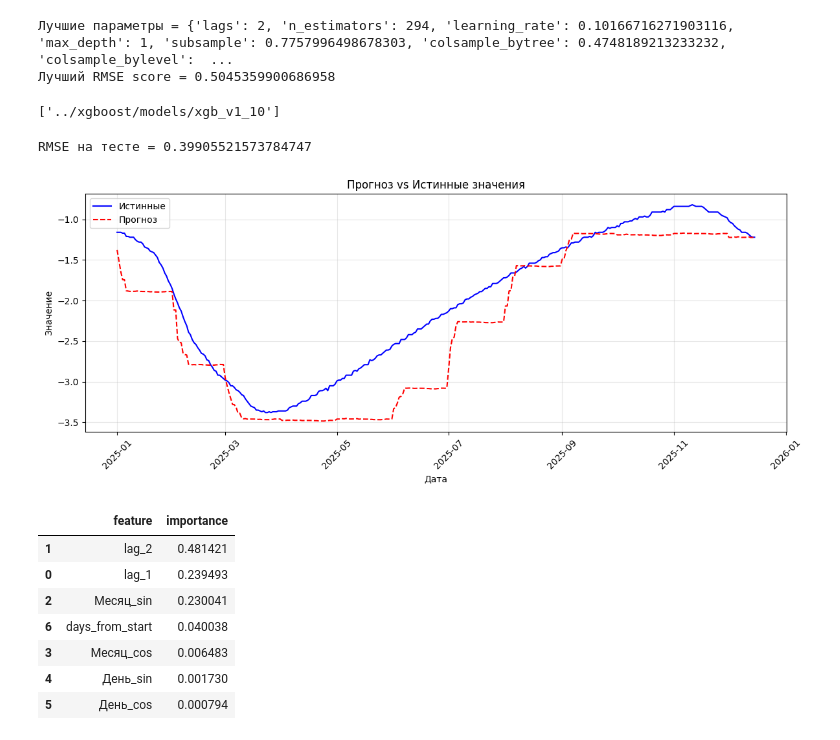
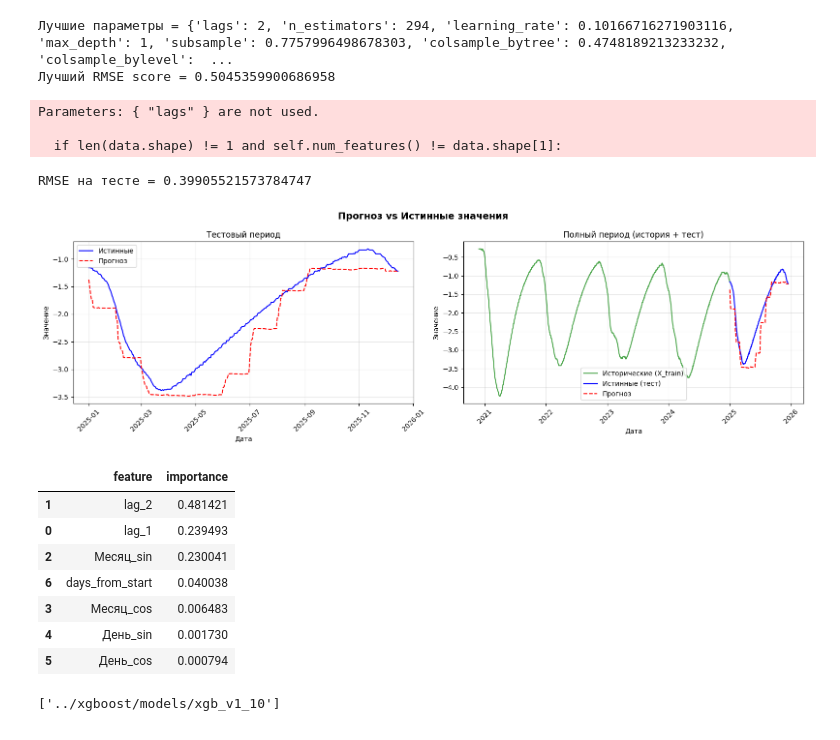
Before and after one commit to mefodyvaulin/ml-salekhard, a Jupyter notebook: xgboost/v1.ipynb, the cells around one changed output. Saved outputs shown, nothing was run; the diff lists cells and outputs as text; code cells hidden in the pictures.

```diff
--- a/xgboost/v1.ipynb
+++ b/xgboost/v1.ipynb
@@ -142,6 +202,25 @@ print(f'Лучший RMSE score = {study.best_value}')
 [I 2026-05-10 18:53:32,535] Trial 9 finished with value: 1.0282396747254314 and parameters: {'lags': 5, 'n_estimators': 599, 'learning_rate': 0.0016124189557596106, 'max_depth': 8, 'subsample': 0.8007 ...
 Лучшие параметры = {'lags': 2, 'n_estimators': 294, 'learning_rate': 0.10166716271903116, 'max_depth': 1, 'subsample': 0.7757996498678303, 'colsample_bytree': 0.4748189213233232, 'colsample_bylevel':  ...
 Лучший RMSE score = 0.5045359900686958
+# %%
+model = joblib.load(model_path)
+show_results(model, df_train_full, df_test, target_col, exog_cols)
+importances = model.get_feature_importances()
+importances
+# %% [output]
+Parameters: { "lags" } are not used.
+
+  if len(data.shape) != 1 and self.num_features() != data.shape[1]:
+RMSE на тесте = 0.39905521573784747
+[figure, added]
+|  | feature | importance |
+| 1 | lag_2 | 0.481421 |
+| 0 | lag_1 | 0.239493 |
+| 2 | Месяц_sin | 0.230041 |
+| 6 | days_from_start | 0.040038 |
+| 3 | Месяц_cos | 0.006483 |
+| 4 | День_sin | 0.001730 |
+| 5 | День_cos | 0.000794 |
 # %%
 best_model = ForecasterRecursive(xgb.XGBRegressor(**best_params, random_state = 42),
                                     lags = best_params['lags'])
@@ -153,30 +232,3 @@ best_model.fit(
 joblib.dump(best_model, model_path)
 # %% [output]
 ['../xgboost/models/xgb_v1_10']
-# %%
-model = joblib.load(model_path)
-#last_window = df_train_full[target_col].iloc[-len(model.lags):]
-y_pred = model.predict(
-            steps=len(df_test),
-            exog=df_test[exog_cols]
-        )
-
-rmse = np.sqrt(mean_squared_error(df_test[target_col], y_pred))
-print(f'RMSE на тесте = {rmse}')
-
-plot_forecast(df_test[target_col], y_pred)
-# %% [output]
-RMSE на тесте = 0.39905521573784747
-[figure, removed]
-# %%
-importances = model.get_feature_importances()
-importances
-# %% [output]
-|  | feature | importance |
-| 1 | lag_2 | 0.481421 |
-| 0 | lag_1 | 0.239493 |
-| 2 | Месяц_sin | 0.230041 |
-| 6 | days_from_start | 0.040038 |
-| 3 | Месяц_cos | 0.006483 |
-| 4 | День_sin | 0.001730 |
-| 5 | День_cos | 0.000794 |
```
Also changed, not shown: parts of 6 cells of this notebook, 1 other file.
